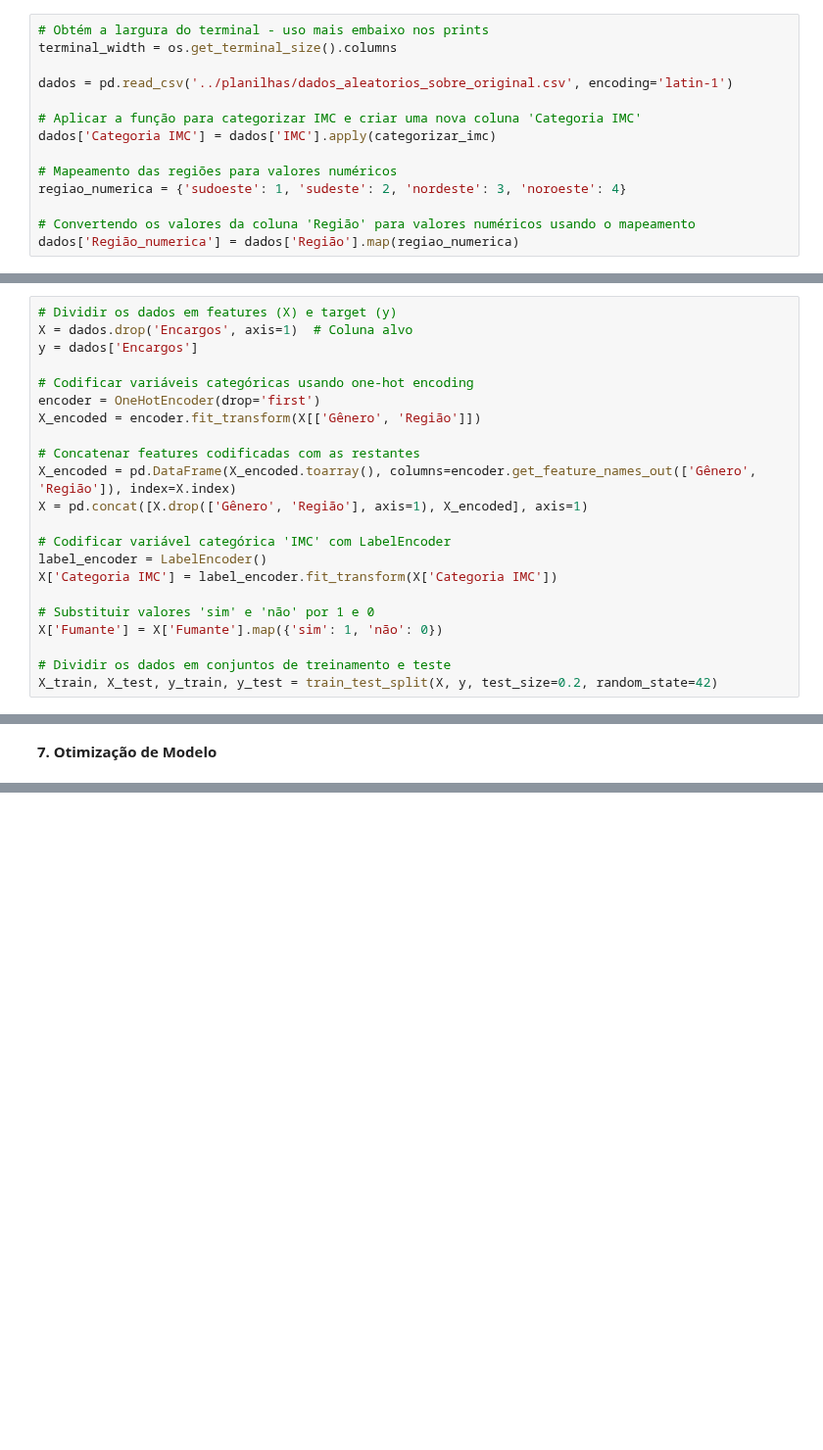
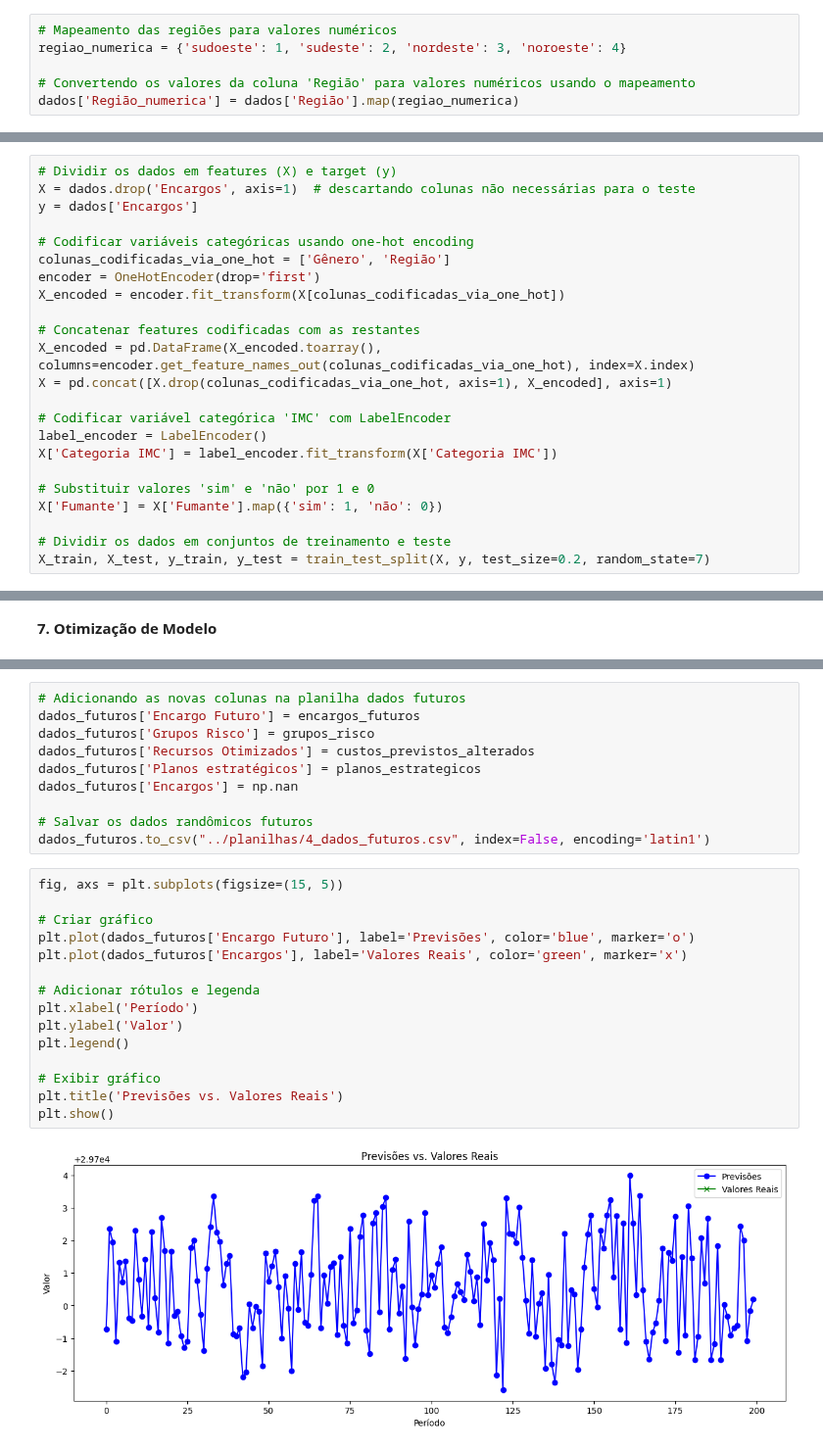
Before and after one commit to feliparus/Tech-Challenge, a Jupyter notebook: notebooks/Modelling.ipynb, the cells around one changed output, grey strips where cells are left out. Shown at 98% size. Cells and saved outputs as stored; diff of their text form; blank space fills up the shorter version.

Commit message:
Desenvolvimento previsões futuras

```diff
--- a/notebooks/Modelling.ipynb
+++ b/notebooks/Modelling.ipynb
@@ -43,12 +73,4 @@ Novos recursos derivados dos dados existentes
 # %%
-# Obtém a largura do terminal - uso mais embaixo nos prints
-terminal_width = os.get_terminal_size().columns
-
-dados = pd.read_csv('../planilhas/dados_aleatorios_sobre_original.csv', encoding='latin-1')
-
-# Aplicar a função para categorizar IMC e criar uma nova coluna 'Categoria IMC'
-dados['Categoria IMC'] = dados['IMC'].apply(categorizar_imc)
-
 # Mapeamento das regiões para valores numéricos
 regiao_numerica = {'sudoeste': 1, 'sudeste': 2, 'nordeste': 3, 'noroeste': 4}
 
@@ -72,16 +94,17 @@ dados['Gênero'] = dados['Gênero'].str.replace('nan', 'Não informado')
 **3. Pré-processamento**
 # %%
 # Dividir os dados em features (X) e target (y)
-X = dados.drop('Encargos', axis=1)  # Coluna alvo
+X = dados.drop('Encargos', axis=1)  # descartando colunas não necessárias para o teste
 y = dados['Encargos']
 
 # Codificar variáveis categóricas usando one-hot encoding
+colunas_codificadas_via_one_hot = ['Gênero', 'Região']
 encoder = OneHotEncoder(drop='first')
-X_encoded = encoder.fit_transform(X[['Gênero', 'Região']])
+X_encoded = encoder.fit_transform(X[colunas_codificadas_via_one_hot])
 
 # Concatenar features codificadas com as restantes
-X_encoded = pd.DataFrame(X_encoded.toarray(), columns=encoder.get_feature_names_out(['Gênero', 'Região']), index=X.index)
-X = pd.concat([X.drop(['Gênero', 'Região'], axis=1), X_encoded], axis=1)
+X_encoded = pd.DataFrame(X_encoded.toarray(), columns=encoder.get_feature_names_out(colunas_codificadas_via_one_hot), index=X.index)
+X = pd.concat([X.drop(colunas_codificadas_via_one_hot, axis=1), X_encoded], axis=1)
 
 # Codificar variável categórica 'IMC' com LabelEncoder
 label_encoder = LabelEncoder()
@@ -91,5 +114,5 @@ X['Categoria IMC'] = label_encoder.fit_transform(X['Categoria IMC'])
 X['Fumante'] = X['Fumante'].map({'sim': 1, 'não': 0})
 
 # Dividir os dados em conjuntos de treinamento e teste
-X_train, X_test, y_train, y_test = train_test_split(X, y, test_size=0.2, random_state=42)
+X_train, X_test, y_train, y_test = train_test_split(X, y, test_size=0.2, random_state=7)
 # %%
@@ -332,0 +387,27 @@ Utilizando as informações obtidas com o modelo para desenvolver planos estrat
+# %%
+# Adicionando as novas colunas na planilha dados futuros
+dados_futuros['Encargo Futuro'] = encargos_futuros
+dados_futuros['Grupos Risco'] = grupos_risco
+dados_futuros['Recursos Otimizados'] = custos_previstos_alterados
+dados_futuros['Planos estratégicos'] = planos_estrategicos
+dados_futuros['Encargos'] = np.nan
+
+# Salvar os dados randômicos futuros
+dados_futuros.to_csv("../planilhas/4_dados_futuros.csv", index=False, encoding='latin1')
+# %%
+fig, axs = plt.subplots(figsize=(15, 5))
+
+# Criar gráfico
+plt.plot(dados_futuros['Encargo Futuro'], label='Previsões', color='blue', marker='o')
+plt.plot(dados_futuros['Encargos'], label='Valores Reais', color='green', marker='x')
+
+# Adicionar rótulos e legenda
+plt.xlabel('Período')
+plt.ylabel('Valor')
+plt.legend()
+
+# Exibir gráfico
+plt.title('Previsões vs. Valores Reais')
+plt.show()
+# %% [output]
+[figure, added]
```
Also changed, not shown: parts of 23 cells of this notebook, 11 other files.
